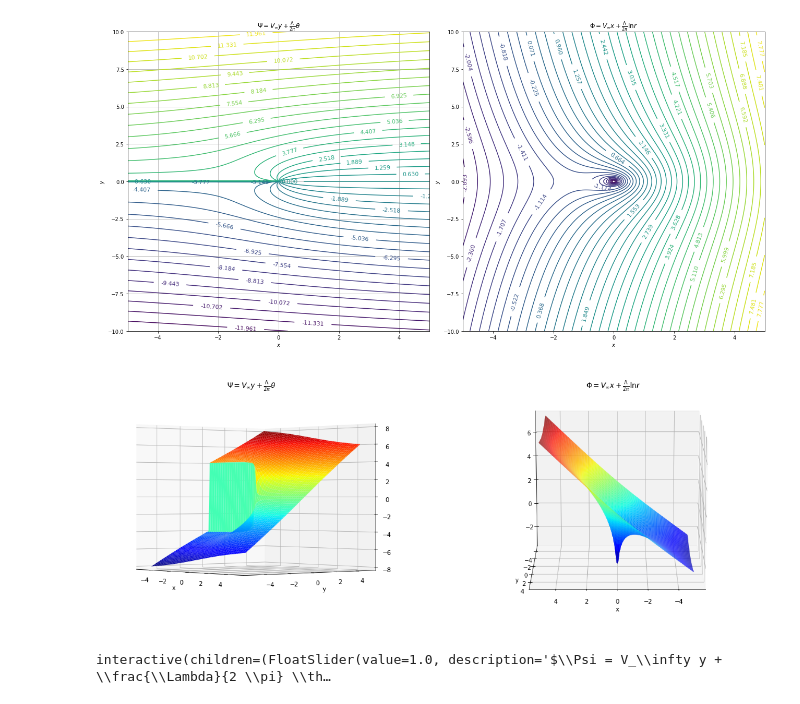
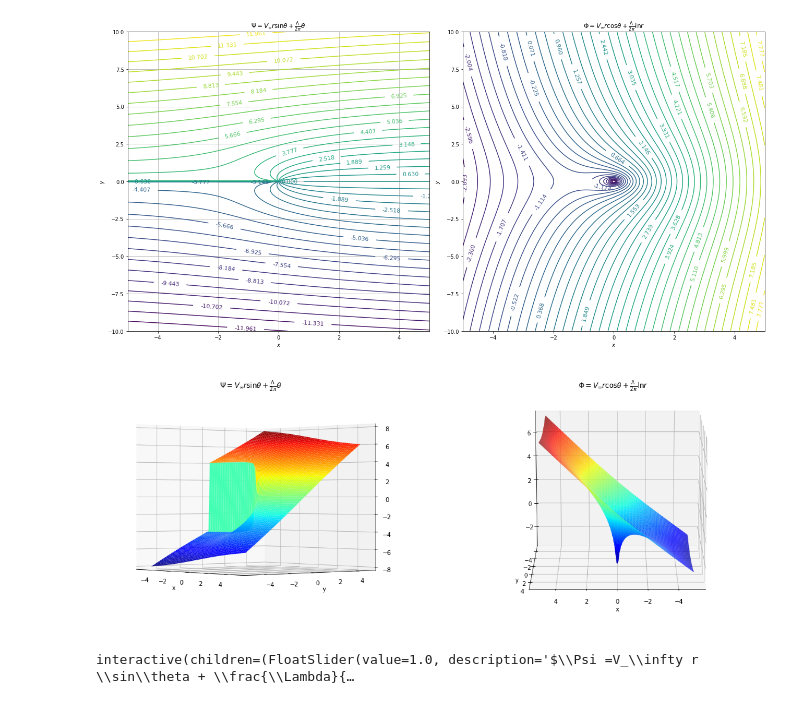
Before and after one commit to pdrersin/AerodynamcisPlots, a Jupyter notebook: uniformAndSourceFlow.ipynb, the cells around one changed output. Saved outputs shown, nothing was run; the diff lists cells and outputs as text; code cells hidden in the pictures.

Commit message:
Plots are all set.

```diff
--- a/uniformAndSourceFlow.ipynb
+++ b/uniformAndSourceFlow.ipynb
@@ -78,36 +97,36 @@ plt.subplot(1,2,1)
 
 Z = Vinf * Y + (Lambda)/(2 * np.pi) * np.arctan2(Y,X)
 levels = np.linspace(np.min(Z),np.max(Z),41)
 CS = plt.contour(X, Y, Z, levels=levels)
 plt.clabel(CS, inline=1, fontsize=11)
 
-plt.title(r'$\Psi = V_\infty y + \frac{\Lambda}{2 \pi} \theta$')
+plt.title(r'$\Psi =V_\infty r \sin\theta + \frac{\Lambda}{2 \pi}\theta $')
 plt.xlabel('$x$')
 plt.ylabel('$y$')
 plt.grid()
 
 #Phi
 plt.subplot(1,2,2)
 Z = Vinf * X + (Lambda)/(2 * np.pi) * np.log( np.sqrt(np.power(X,2) + np.power(Y,2)) )
 
 #plt.contour(Z,np.linspace(Z.min(),Z.max(),15))
 #levels = np.linspace(np.min(Z),0.0035,11)
 levels = np.linspace(np.min(Z),np.max(Z),41)
 
 CS = plt.contour(X, Y, Z, levels=levels)
 #CS = plt.contour(X, Y, Z)
 plt.clabel(CS, inline=1, fontsize=11)
 
 
-plt.title(r'$\Phi = V_\infty x + \frac{\Lambda}{2 \pi} \ln r $')
+plt.title(r'$\Phi = V_\infty r \cos\theta + \frac{\Lambda}{2 \pi} \ln r  $')
 plt.xlabel('$x$')
 plt.ylabel('$y$')
 
 
 plt.tight_layout()
 plt.show()
 # %% [output]
-[figure, old version]
+[figure, new version]
 # %%
 # HIDDEN
 # Make data.
@@ -132,20 +151,20 @@ Z2 = Vinf * X + (Lambda)/(2 * np.pi) * np.log( np.sqrt(np.power(X,2) + np.power(
 fig = plt.figure()
 ax = fig.add_subplot(121, projection='3d')
 surf = ax.plot_surface(X, Y, Z, cmap=cm.jet)
-plt.title(r'$\Psi = V_\infty y + \frac{\Lambda}{2 \pi} \theta$')
+plt.title(r'$\Psi =V_\infty r \sin\theta + \frac{\Lambda}{2 \pi}\theta$')
 plt.xlabel('x')
 plt.ylabel('y')
 ax.view_init(0, -40)
 
 ax = fig.add_subplot(122, projection='3d')
 surf = ax.plot_surface(X, Y, Z2, rstride=1, cstride=1, cmap=cm.jet)
-plt.title(r'$\Phi = V_\infty x + \frac{\Lambda}{2 \pi} \ln r $')
+plt.title(r'$\Phi = V_\infty r \cos\theta + \frac{\Lambda}{2 \pi} \ln r  $')
 plt.xlabel('x')
 plt.ylabel('y')
 ax.view_init(15, 90)
 plt.show()
 # %% [output]
-[figure, old version]
+[figure, new version]
 # %%
 # HIDDEN
 # Superposition of uniform Flow and source Flow interactive chart
@@ -185,8 +204,8 @@ def uniformAndSourcePlot(C, C2, Lambda):
 # %%
 # HIDDEN
 interactive_plot = interactive(uniformAndSourcePlot,
-                               C=widgets.FloatSlider(value=1,min=-10,max=10,step=0.2,description=r'$\Psi = V_\infty y + \frac{\Lambda}{2 \pi} \theta$', style=style, layout=slider_layout),
-                               C2=widgets.FloatSlider(value=-0.8,min=-10,max=10,step=0.2,description=r'$\Phi = V_\infty x + \frac{\Lambda}{2 \pi} \ln r $', style=style, layout=slider_layout),
+                               C=widgets.FloatSlider(value=1,min=-10,max=10,step=0.2,description=r'$\Psi =V_\infty r \sin\theta + \frac{\Lambda}{2 \pi}\theta $', style=style, layout=slider_layout),
+                               C2=widgets.FloatSlider(value=-0.8,min=-10,max=10,step=0.2,description=r'$\Phi = V_\infty r \cos\theta + \frac{\Lambda}{2 \pi} \ln r$', style=style, layout=slider_layout),
                                Lambda=widgets.FloatSlider(value=8,min=0.5,max=10,step=0.5,description=r'$\Lambda$', style=style, layout=slider_layout));
 
 interactive_plot.children[0].readout_format = '.4f'
@@ -194,4 +213,4 @@ interactive_plot.children[1].readout_format = '.4f'
 interactive_plot.children[2].readout_format = '.4f'
 interactive_plot
 # %% [output]
-interactive(children=(FloatSlider(value=1.0, description='$\\Psi = V_\\infty y + \\frac{\\Lambda}{2 \\pi} \\th…
+interactive(children=(FloatSlider(value=1.0, description='$\\Psi =V_\\infty r \\sin\\theta + \\frac{\\Lambda}{…
```
Also changed, not shown: parts of 3 cells of this notebook, 18 other files.
